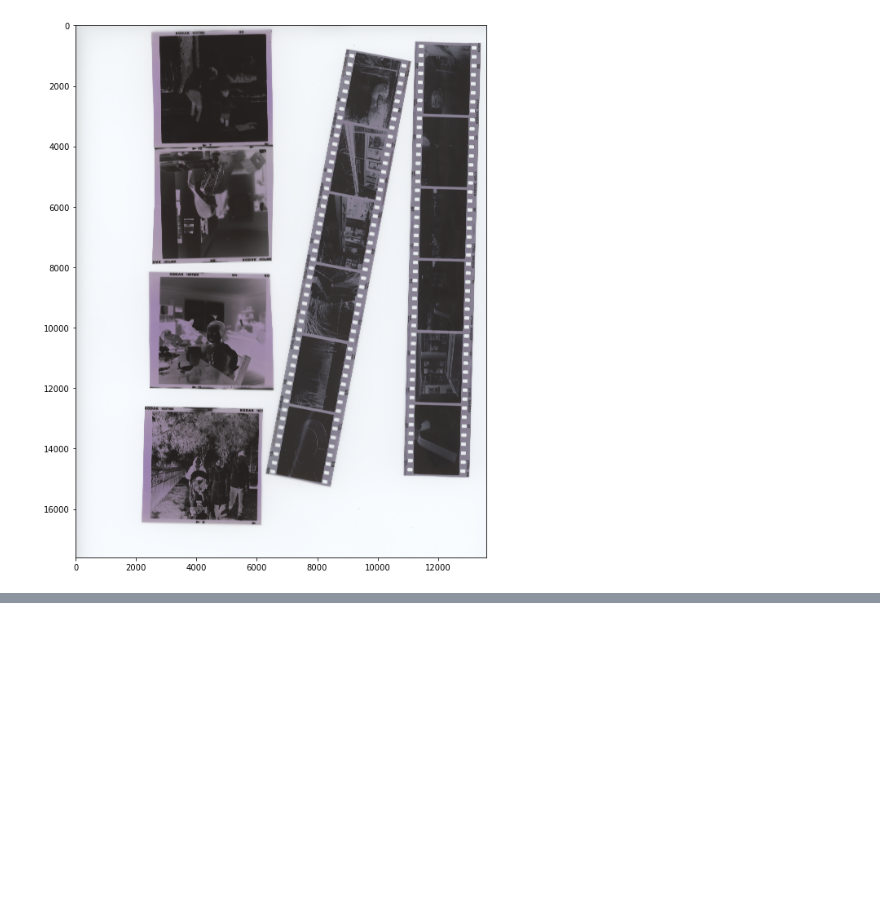
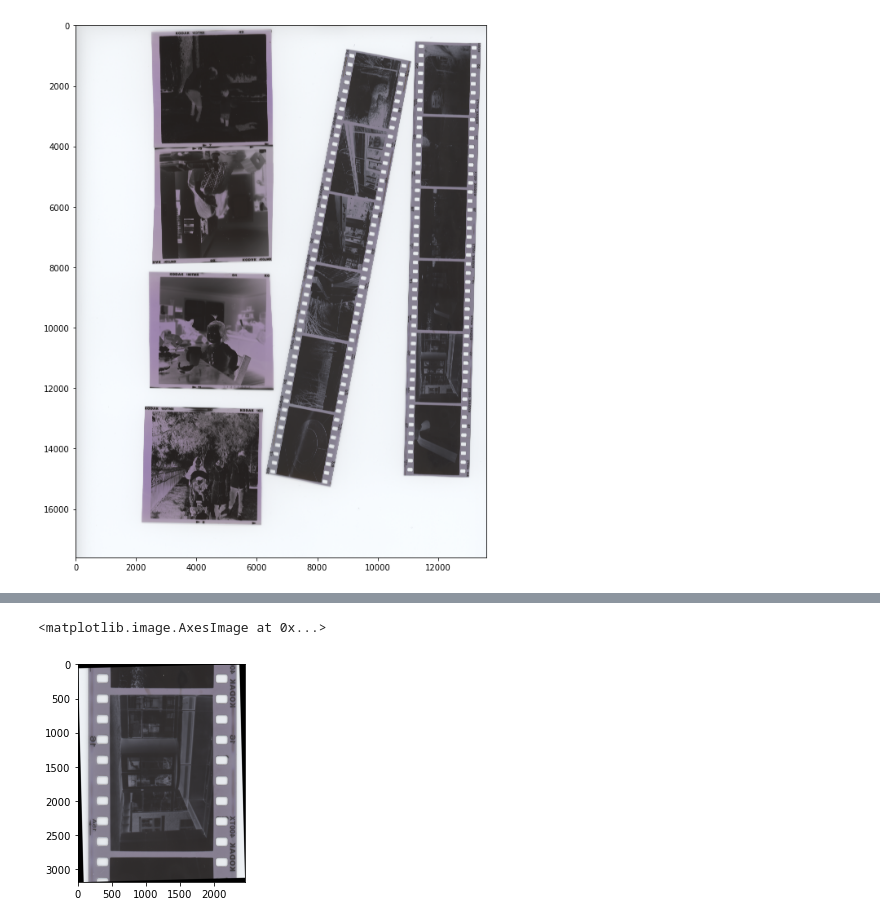
Before and after one commit to danielsuo/photo, a Jupyter notebook: notebooks/2021-01-19 detect frame.ipynb, the cells around one changed output, grey strips where cells are left out. Saved outputs shown, nothing was run; the diff lists cells and outputs as text; code cells hidden in the pictures; blank space fills up the shorter version.

```diff
--- a/notebooks/2021-01-19 detect frame.ipynb
+++ b/notebooks/2021-01-19 detect frame.ipynb
@@ -262,0 +84,13 @@ d2.max()
+# %%
+path = detect(box)[0][:4]
+# %%
+BL, BR = sorted(sorted(path, key=lambda x: x[1])[2:], key=lambda x: x[0])
+# %%
+th = angle([1, 0], BR - BL)
+# %%
+rotate = imutils.rotate_bound(box, -th * 180 / np.pi)
+# %%
+plt.imshow(rotate, cmap="gray")
+# %% [output]
+<matplotlib.image.AxesImage at 0x...>
+[figure, added]
```
Also changed, not shown: parts of 34 cells of this notebook, 2 other files.
